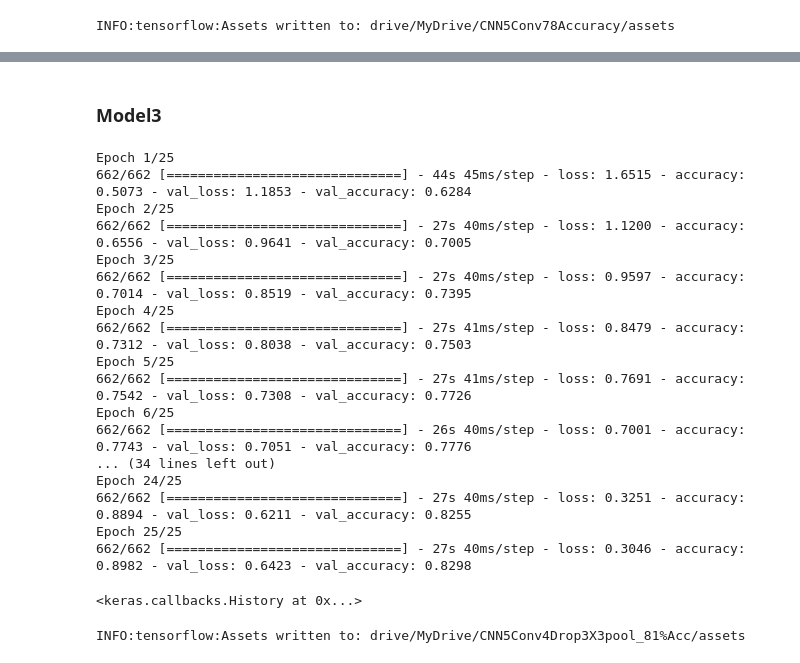
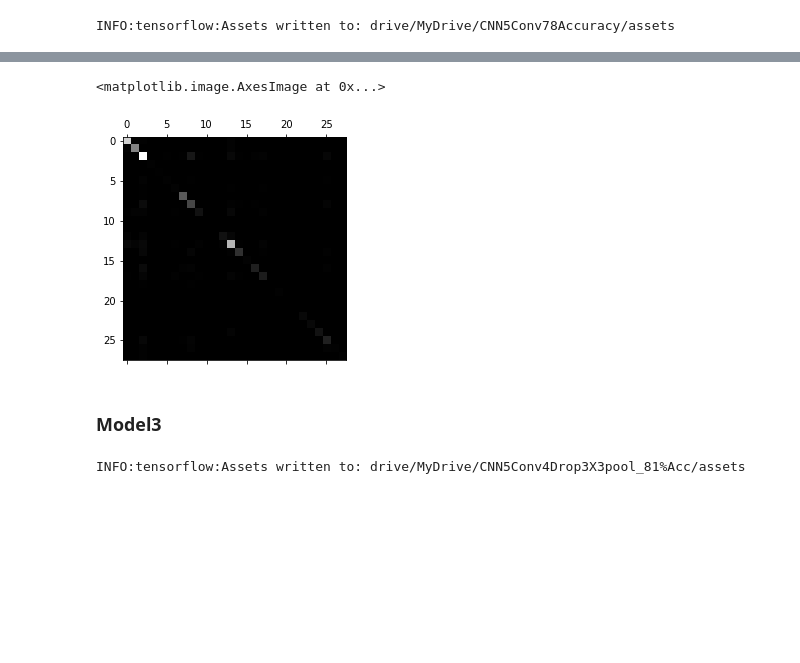
Before and after one commit to ChrisJtron/Marine_CNN, a Jupyter notebook: Use_saved_data_for_CNN.ipynb, the cells around one changed output, grey strips where cells are left out. Saved outputs shown, nothing was run; the diff lists cells and outputs as text; code cells hidden in the pictures; blank space fills up the shorter version.

Commit message:
Confusion Matrix

```diff
--- a/Use_saved_data_for_CNN.ipynb
+++ b/Use_saved_data_for_CNN.ipynb
@@ -132,3 +132,19 @@ Epoch 5/5
 model2.save('drive/MyDrive/CNN5Conv78Accuracy')
 # %% [output]
 INFO:tensorflow:Assets written to: drive/MyDrive/CNN5Conv78Accuracy/assets
+# %%
+test=keras.models.load_model('drive/MyDrive/CNN5Conv78Accuracy')
+# %%
+predict_y=test.predict(X_val)
+y_preds=np.argmax(predict_y, axis=1)
+
+# y_preds_hot=[]
+# for each in predict_y:
+#   elem=[]
+#   for i in each:
+#     if i == each.max():
+#       r=1.
+#     else:
+#       r=0.
+#     elem.append(r)
+#   y_preds_hot.append(asarray(elem))
@@ -134,0 +153,3 @@ INFO:tensorflow:Assets written to: drive/MyDrive/CNN5Conv78Accuracy/assets
+# %%
+y_val_1d=np.argmax(y_val, axis=1)
+y_val_1d[2]
@@ -134,0 +167,2 @@ INFO:tensorflow:Assets written to: drive/MyDrive/CNN5Conv78Accuracy/assets
+# %%
+confusion=tf.math.confusion_matrix(labels=y_val_1d, predictions=y_preds)
@@ -135,3 +189,8 @@ INFO:tensorflow:Assets written to: drive/MyDrive/CNN5Conv78Accuracy/assets
+# %%
+plt.matshow(confusion, cmap=plt.cm.gray)
+# %% [output]
+<matplotlib.image.AxesImage at 0x...>
+[figure, added]
 # %% [markdown]
 ### Model3
 # %%
@@ -161,26 +220,7 @@ model3.add(Dense(28, activation='softmax'))
 # %%
 model3.compile(optimizer='adam', loss='categorical_crossentropy', metrics=['accuracy'])
 # %%
-model3.fit(X_train, y_train,batch_size=50, epochs=25, validation_data=(X_val, y_val))
+#model3.fit(X_train, y_train,batch_size=50, epochs=25, validation_data=(X_val, y_val))
-# %% [output]
-Epoch 1/25
-662/662 [==============================] - 44s 45ms/step - loss: 1.6515 - accuracy: 0.5073 - val_loss: 1.1853 - val_accuracy: 0.6284
-Epoch 2/25
-662/662 [==============================] - 27s 40ms/step - loss: 1.1200 - accuracy: 0.6556 - val_loss: 0.9641 - val_accuracy: 0.7005
-Epoch 3/25
-662/662 [==============================] - 27s 40ms/step - loss: 0.9597 - accuracy: 0.7014 - val_loss: 0.8519 - val_accuracy: 0.7395
-Epoch 4/25
-662/662 [==============================] - 27s 41ms/step - loss: 0.8479 - accuracy: 0.7312 - val_loss: 0.8038 - val_accuracy: 0.7503
-Epoch 5/25
-662/662 [==============================] - 27s 41ms/step - loss: 0.7691 - accuracy: 0.7542 - val_loss: 0.7308 - val_accuracy: 0.7726
-Epoch 6/25
-662/662 [==============================] - 26s 40ms/step - loss: 0.7001 - accuracy: 0.7743 - val_loss: 0.7051 - val_accuracy: 0.7776
-... (34 lines left out)
-Epoch 24/25
-662/662 [==============================] - 27s 40ms/step - loss: 0.3251 - accuracy: 0.8894 - val_loss: 0.6211 - val_accuracy: 0.8255
-Epoch 25/25
-662/662 [==============================] - 27s 40ms/step - loss: 0.3046 - accuracy: 0.8982 - val_loss: 0.6423 - val_accuracy: 0.8298
-<keras.callbacks.History at 0x...>
 # %%
 model3.save('drive/MyDrive/CNN5Conv4Drop3X3pool_81%Acc')
 # %% [output]
```
Also changed, not shown: parts of 14 cells of this notebook.
